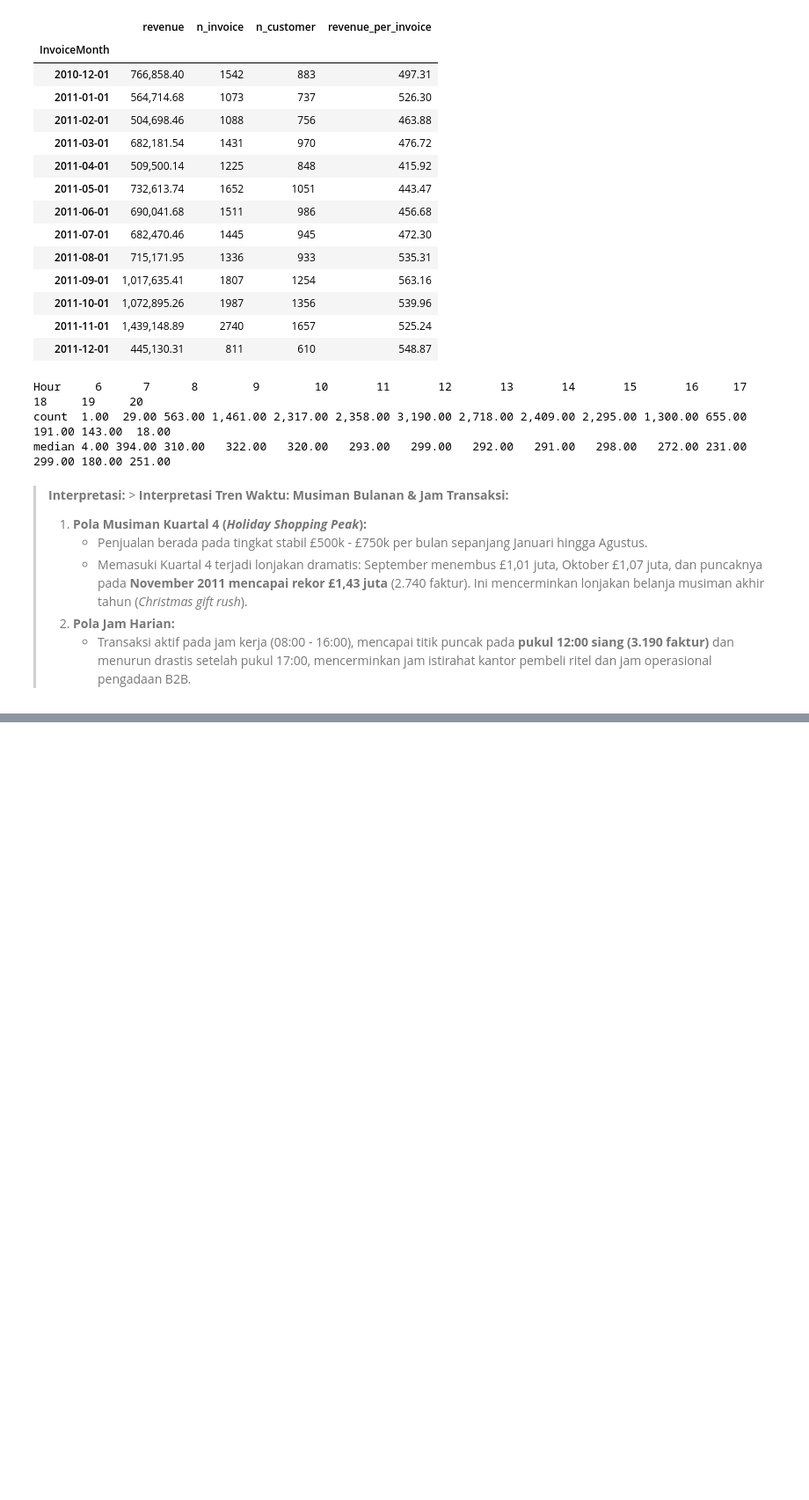
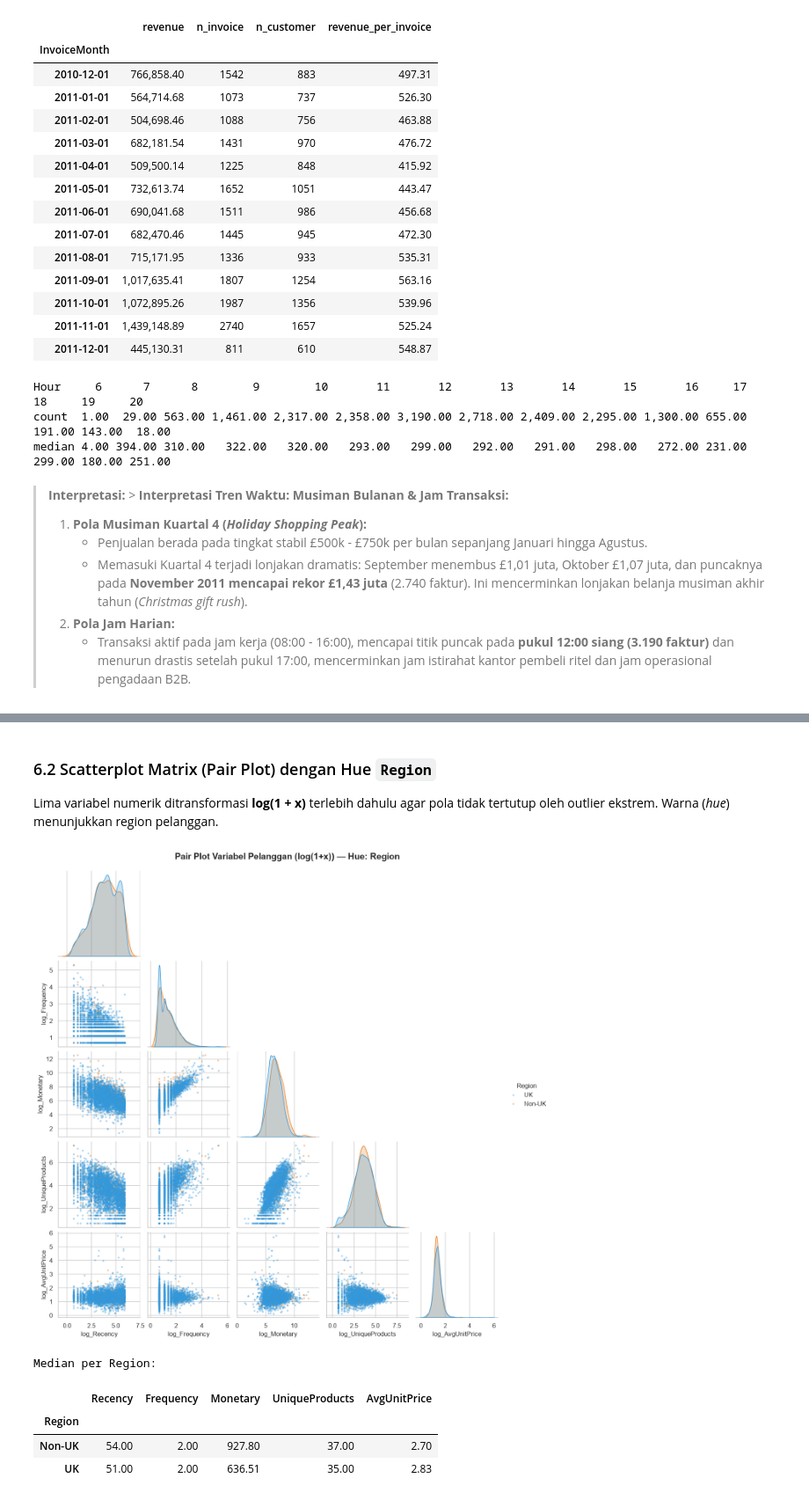
Before and after one commit to aulky/ml-visualisasidata-online-retail, a Jupyter notebook: Muhammad Aulia Muzzaki Nugraha_2311102051_TugasEDA.ipynb, the cells around one changed output, grey strips where cells are left out. Shown at 88% size. Cells and saved outputs as stored; diff of their text form; code cells hidden in the pictures; blank space fills up the shorter version.

```diff
--- a/Muhammad Aulia Muzzaki Nugraha_2311102051_TugasEDA.ipynb
+++ b/Muhammad Aulia Muzzaki Nugraha_2311102051_TugasEDA.ipynb
@@ -1000,0 +1066,24 @@ median 4.00 394.00 310.00   322.00   320.00   293.00   299.00   292.00   291.00
+# %% [markdown]
+### 6.2 Scatterplot Matrix (Pair Plot) dengan Hue `Region`
+Lima variabel numerik ditransformasi **log(1 + x)** terlebih dahulu agar pola tidak tertutup oleh outlier ekstrem. Warna (*hue*) menunjukkan region pelanggan.
+# %%
+pp_vars = ["Recency", "Frequency", "Monetary", "UniqueProducts", "AvgUnitPrice"]
+pp = np.log1p(cust[pp_vars]).add_prefix("log_")
+pp["Region"] = cust["Region"].values
+
+g = sns.pairplot(pp, hue="Region", hue_order=["UK", "Non-UK"], palette={"UK": "#3498db", "Non-UK": "#e67e22"},
+                 corner=True, diag_kind="kde", plot_kws={"s": 10, "alpha": .4, "edgecolor": "none"},
+                 diag_kws={"common_norm": False, "fill": True}, height=2.3)
+g.figure.suptitle("Pair Plot Variabel Pelanggan (log(1+x)) — Hue: Region", y=1.02)
+g._legend.set_title("Region")
+plt.show()
+
+print("Median per Region:")
+cust.groupby("Region")[pp_vars].median()
+# %% [output]
+[figure, added]
+Median per Region:
+|  | Recency | Frequency | Monetary | UniqueProducts | AvgUnitPrice |
+| Region |  |  |  |  |  |
+| Non-UK | 54.00 | 2.00 | 927.80 | 37.00 | 2.70 |
+| UK | 51.00 | 2.00 | 636.51 | 35.00 | 2.83 |
```
Also changed, not shown: parts of 4 cells of this notebook.
